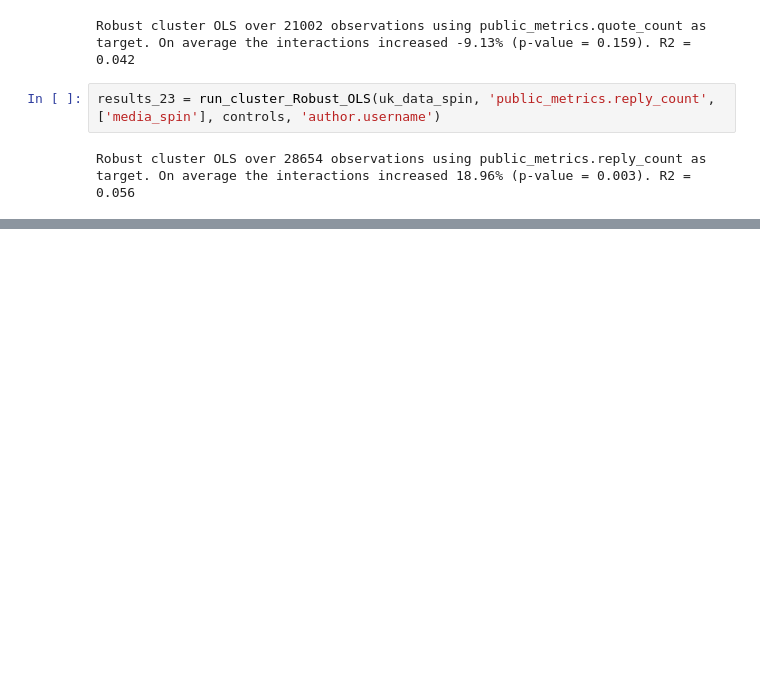
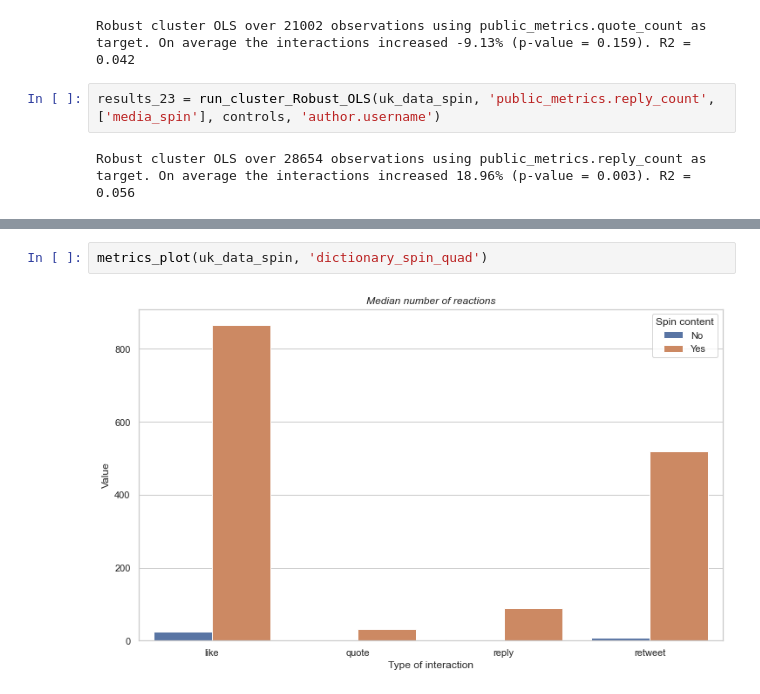
Before and after one commit to andresvBSE/TM-Spin-PSET4, a Jupyter notebook: HW4 - spin.ipynb, the cells around one changed output, grey strips where cells are left out. Saved outputs shown, nothing was run; the diff lists cells and outputs as text; blank space fills up the shorter version.

Commit message:
modifying the jupyter notebook and python file to add variations on quadgrams and labour dictionary

```diff
--- a/HW4 - spin.ipynb
+++ b/HW4 - spin.ipynb
@@ -168,0 +188,4 @@ Robust cluster OLS over 29873 observations using public_metrics.retweet_count as
+# %%
+metrics_plot(uk_data_spin, 'dictionary_spin_quad')
+# %% [output]
+[figure, added]
```
Also changed, not shown: parts of 18 cells of this notebook, 2 other files.
